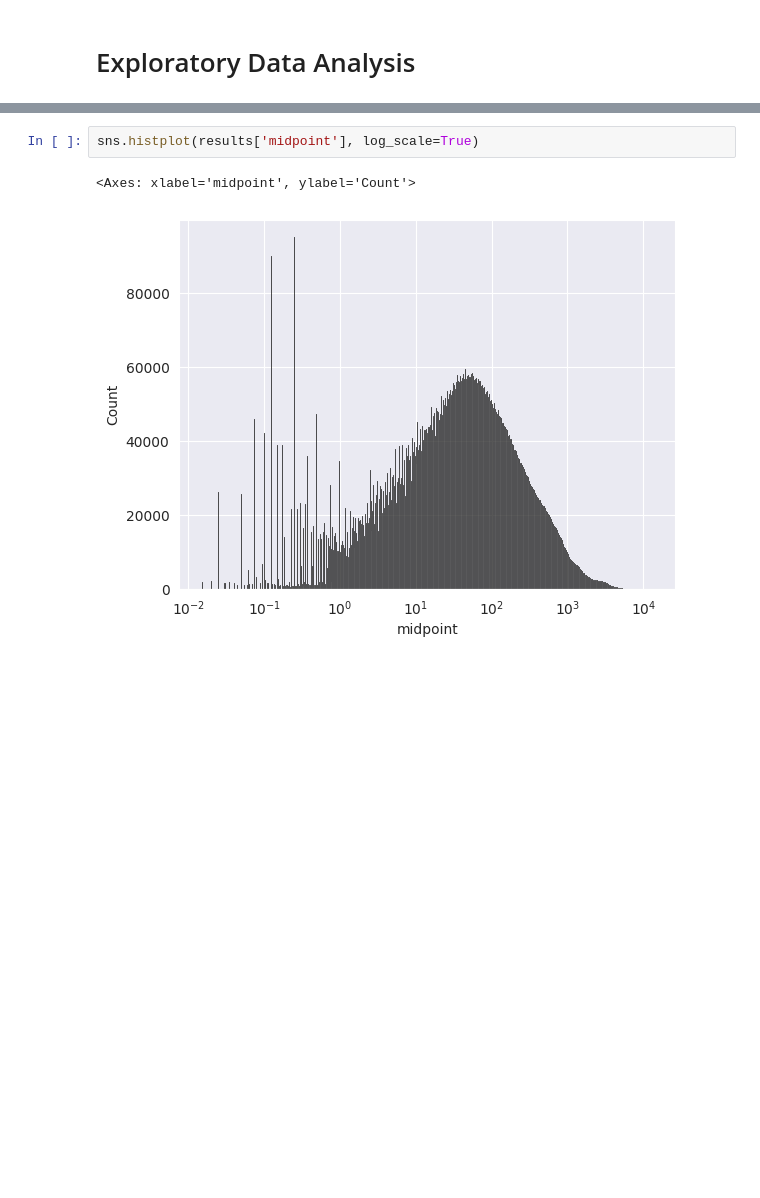
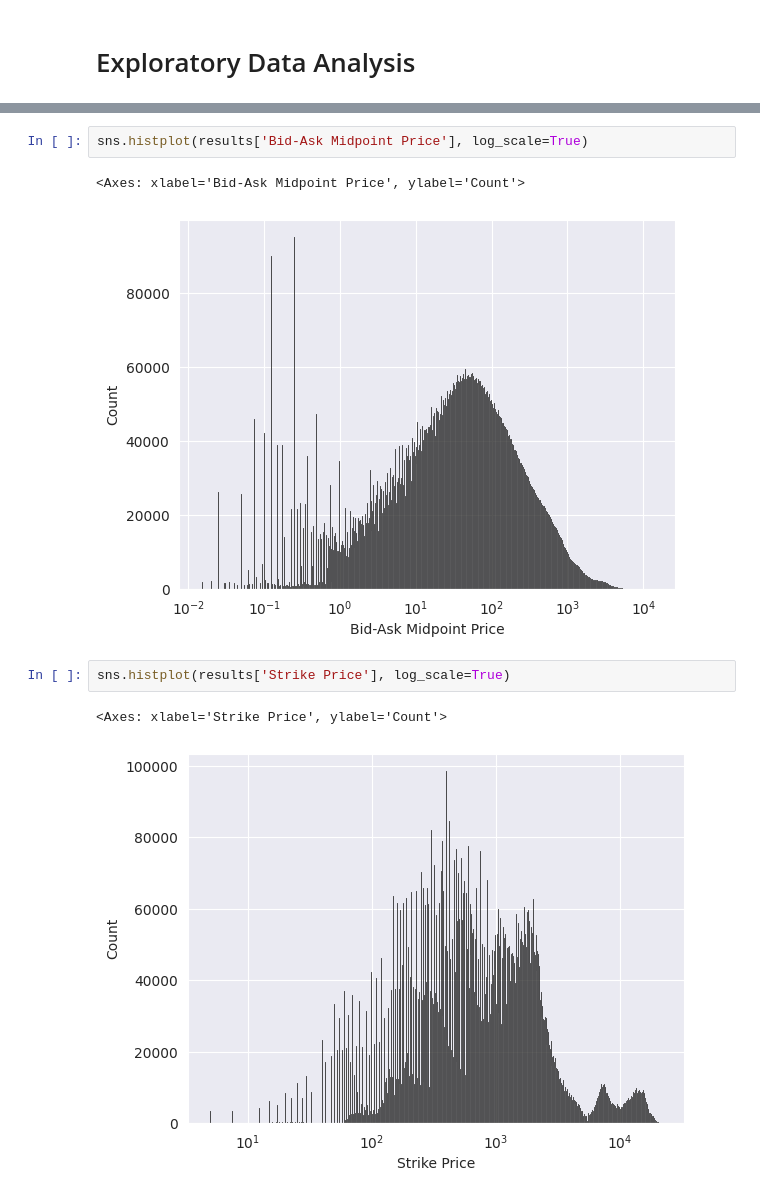
Before and after one commit to juan-esteban-berger/Options_Pricing_AutoML_TensorFlow_XGBoost, a Jupyter notebook: 02_Exploratory_Data_Analysis.ipynb, the cells around one changed output, grey strips where cells are left out. Drawn from its saved outputs; the diff is of its cells as text; blank space fills up the shorter version.

```diff
--- a/02_Exploratory_Data_Analysis.ipynb
+++ b/02_Exploratory_Data_Analysis.ipynb
@@ -67,6 +73,11 @@ results.describe()
+# %%
+sns.histplot(results['Bid-Ask Midpoint Price'], log_scale=True)
+# %% [output]
+<Axes: xlabel='Bid-Ask Midpoint Price', ylabel='Count'>
+[figure, added]
 # %%
-sns.histplot(results['midpoint'], log_scale=True)
+sns.histplot(results['Strike Price'], log_scale=True)
 # %% [output]
-<Axes: xlabel='midpoint', ylabel='Count'>
+<Axes: xlabel='Strike Price', ylabel='Count'>
-[figure, old version]
+[figure, new version]
 # %%
```
Also changed, not shown: parts of 10 cells of this notebook.
